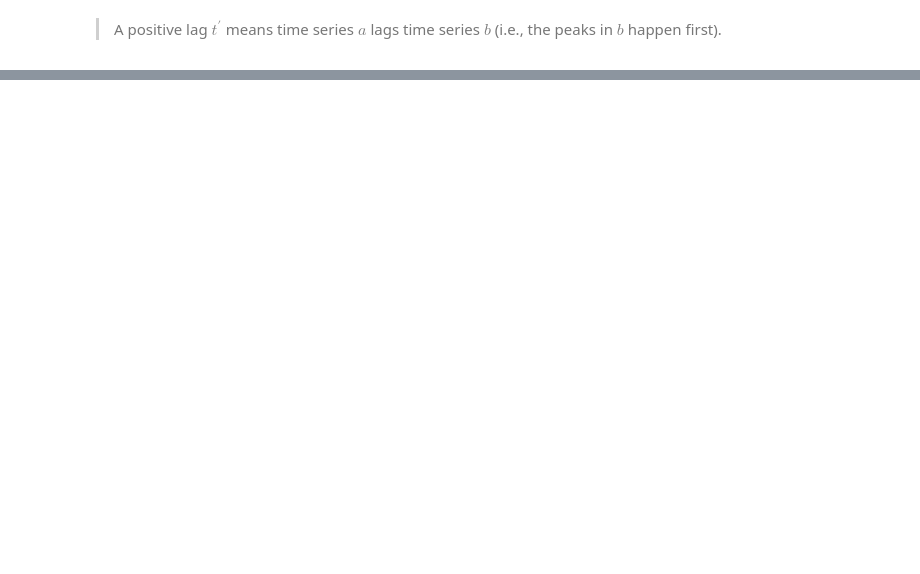
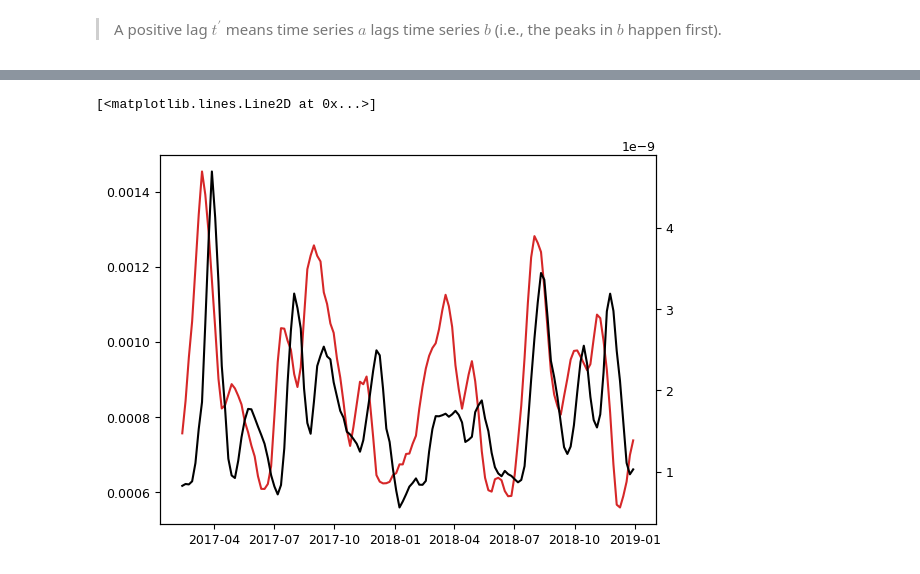
Before and after one commit to opinner/pinner2026_JPO_code, a Jupyter notebook: scripts/dissip_time_series/cross_correlation.ipynb, the cells around one changed output, grey strips where cells are left out. Drawn from its saved outputs; the diff is of its cells as text; code cells hidden in the pictures; blank space fills up the shorter version.

```diff
--- a/scripts/dissip_time_series/cross_correlation.ipynb
+++ b/scripts/dissip_time_series/cross_correlation.ipynb
@@ -127,0 +63,4 @@ plot_corr_with_error_bands(
+# %%
+INTERIM_DATA_DIR: Path = pinner2026_jpo_code.DATA_DIR / "interim"
+DERIVED_DATA_DIR: Path = pinner2026_jpo_code.DATA_DIR / "derived"
+FIGURE_DIR: Path = pinner2026_jpo_code.FIGURE_DIR
@@ -127,0 +163,12 @@ plot_corr_with_error_bands(
+# %%
+hke = pd.read_csv(INTERIM_DATA_DIR / "HKE.csv", index_col=0, header=[0, 1])
+hke.index = pd.to_datetime(hke.index).floor("D")
+# results.index = multi_index
+hke = hke["C", "2350"].rolling("14D").mean()
+# %%
+dissip_IGW_at_C = pd.read_csv(
+    DERIVED_DATA_DIR / "wave_induced_dissipation_rate_time_series_at_C.csv"
+)
+dissip_IGW_at_C = dissip_IGW_at_C.set_index(pd.to_datetime(dissip_IGW_at_C["Unnamed: 0"]))
+dissip_IGW_at_C = dissip_IGW_at_C.drop("Unnamed: 0", axis="columns").squeeze().rolling("14D").mean()
+dissip_IGW_at_C
@@ -127,0 +378,12 @@ plot_corr_with_error_bands(
+# %%
+a = hke.iloc[3:]
+b = dissip_IGW_at_C.iloc[:-3]
+plt.plot(a.index, a, "tab:red")
+ax2 = plt.gca().twinx()
+# ax2.plot(dissip_IGW_at_C.index,dissip_IGW_at_C,"k")
+ax2.plot(b.index, b, "k")
+# c = smooth(nsquared.values.flatten(),8)
+# ax2.plot(nsquared.index[3:],(c-np.mean(c))[3:],"k")
+# %% [output]
+[<matplotlib.lines.Line2D at 0x...>]
+[figure, added]
```
Also changed, not shown: parts of 21 cells of this notebook.
